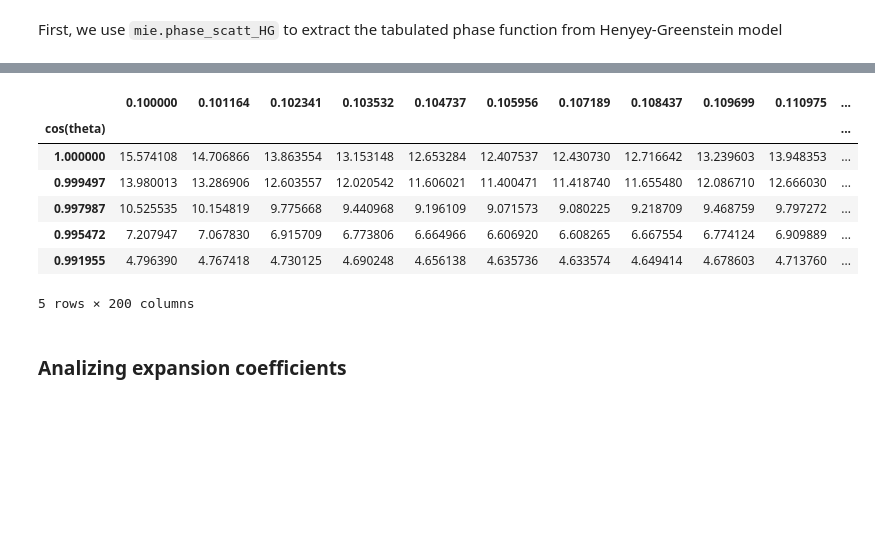
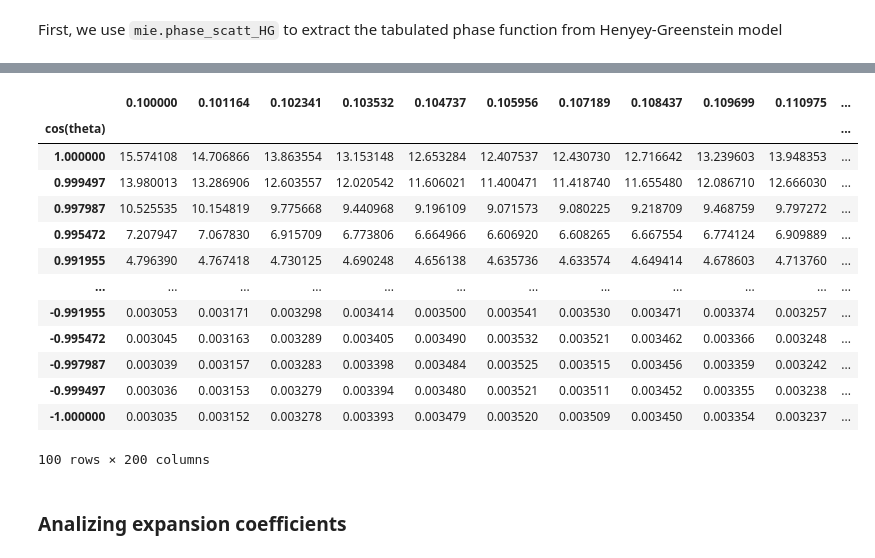
Before and after one commit to PanxoPanza/empylib, a Jupyter notebook: docs/testing_iad_custom_phasefunction.ipynb, the cells around one changed output, grey strips where cells are left out. Drawn from its saved outputs; the diff is of its cells as text; code cells hidden in the pictures; blank space fills up the shorter version.

```diff
--- a/docs/testing_iad_custom_phasefunction.ipynb
+++ b/docs/testing_iad_custom_phasefunction.ipynb
@@ -167,21 +167,17 @@ import matplotlib.pyplot as plt
 lam = np.logspace(np.log10(0.1),np.log10(1.0),200)
 Np = nk.SiO2(lam)
 Nh = 1.0
-Dp = 1.0
+Dp = 1.0  # particle diameter (um)
 
 # get particle's concentration
 Vp = np.pi*Dp**3/6  # particle volume (um^3)
 Ac = np.pi*Dp**2/4  # cross section area (um2)
 
 # get scattering and extinction efficiencies and asymmetry parameter
-qext, qsca, gcos = mie.scatter_efficiency(lam, Nh, Np, Dp)
-
-# get absorption efficiency
-qabs = qext - qsca
+qabs, qsca, gcos = mie.scatter_efficiency(lam, Nh, Np, Dp)
 
 # convert results to cross sections
 Csca = qsca*Ac     # scattering cross section (um2)
-Cext = qext*Ac     # extinction cross section (um2)
 Cabs = qabs*Ac     # absorption cross section (um2)
 # %% [markdown]
 ## Reflectance and transmittance from Henyey Greenstein phase function
@@ -206,18 +208,24 @@ Psca.head()
 # %%
 # convert index from theta (degrees) to mu = cos(theta)
 mu_theta = np.cos(theta_eval)
 Psca.index = mu_theta
 Psca.index.name = 'cos(theta)'
-Psca.head()
+Psca
 # %% [output]
 |  | 0.100000 | 0.101164 | 0.102341 | 0.103532 | 0.104737 | 0.105956 | 0.107189 | 0.108437 | 0.109699 | 0.110975 | ... |
 | cos(theta) |  |  |  |  |  |  |  |  |  |  | ... |
 | 1.000000 | 15.574108 | 14.706866 | 13.863554 | 13.153148 | 12.653284 | 12.407537 | 12.430730 | 12.716642 | 13.239603 | 13.948353 | ... |
 | 0.999497 | 13.980013 | 13.286906 | 12.603557 | 12.020542 | 11.606021 | 11.400471 | 11.418740 | 11.655480 | 12.086710 | 12.666030 | ... |
 | 0.997987 | 10.525535 | 10.154819 | 9.775668 | 9.440968 | 9.196109 | 9.071573 | 9.080225 | 9.218709 | 9.468759 | 9.797272 | ... |
 | 0.995472 | 7.207947 | 7.067830 | 6.915709 | 6.773806 | 6.664966 | 6.606920 | 6.608265 | 6.667554 | 6.774124 | 6.909889 | ... |
 | 0.991955 | 4.796390 | 4.767418 | 4.730125 | 4.690248 | 4.656138 | 4.635736 | 4.633574 | 4.649414 | 4.678603 | 4.713760 | ... |
+| ... | ... | ... | ... | ... | ... | ... | ... | ... | ... | ... | ... |
+| -0.991955 | 0.003053 | 0.003171 | 0.003298 | 0.003414 | 0.003500 | 0.003541 | 0.003530 | 0.003471 | 0.003374 | 0.003257 | ... |
+| -0.995472 | 0.003045 | 0.003163 | 0.003289 | 0.003405 | 0.003490 | 0.003532 | 0.003521 | 0.003462 | 0.003366 | 0.003248 | ... |
+| -0.997987 | 0.003039 | 0.003157 | 0.003283 | 0.003398 | 0.003484 | 0.003525 | 0.003515 | 0.003456 | 0.003359 | 0.003242 | ... |
+| -0.999497 | 0.003036 | 0.003153 | 0.003279 | 0.003394 | 0.003480 | 0.003521 | 0.003511 | 0.003452 | 0.003355 | 0.003238 | ... |
+| -1.000000 | 0.003035 | 0.003152 | 0.003278 | 0.003393 | 0.003479 | 0.003520 | 0.003509 | 0.003450 | 0.003354 | 0.003237 | ... |
-5 rows × 200 columns
+100 rows × 200 columns
 # %% [markdown]
 ### Analizing expansion coefficients
 # %%
```
Also changed, not shown: parts of 6 cells of this notebook, 3 other files.
